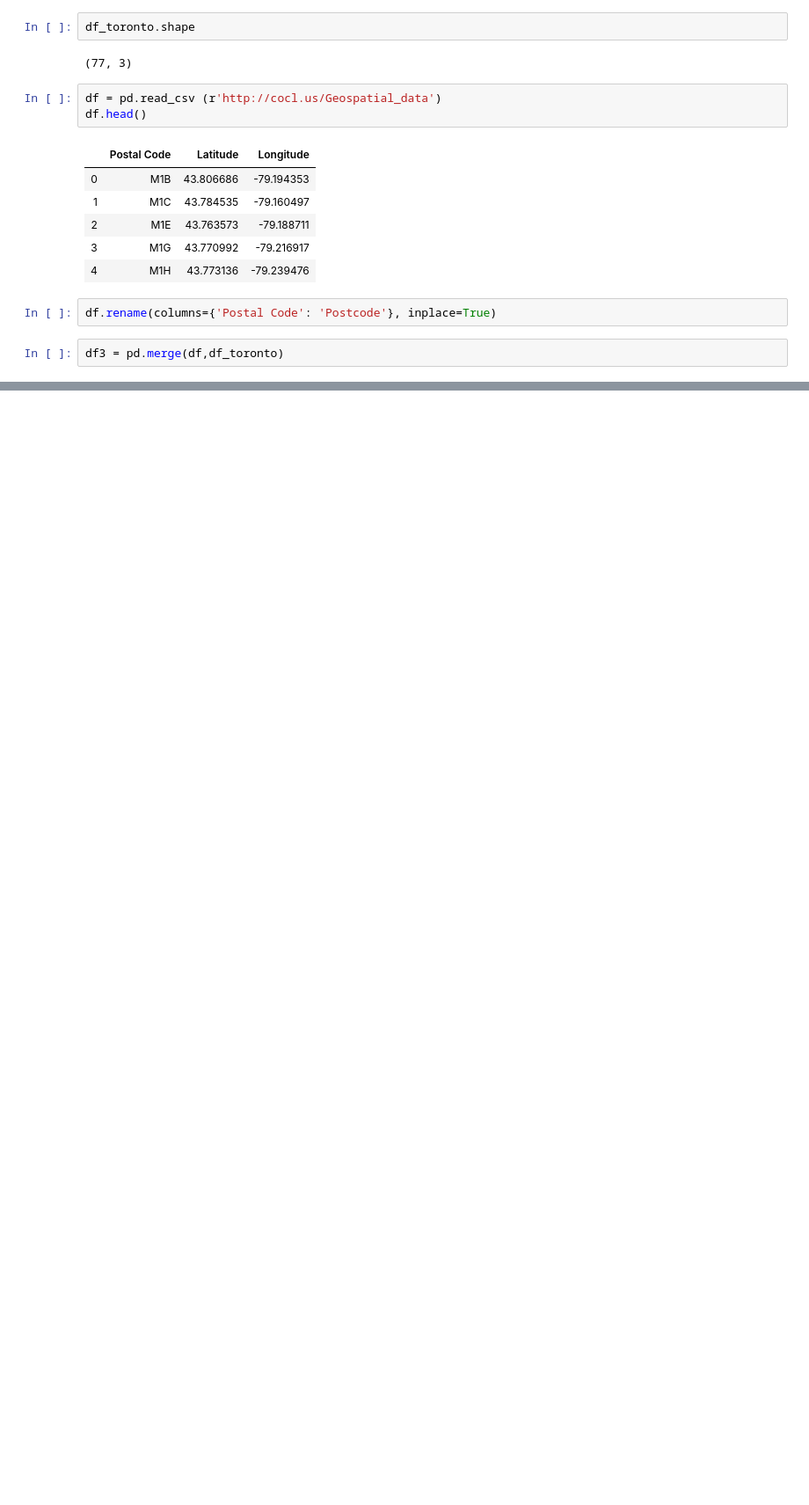
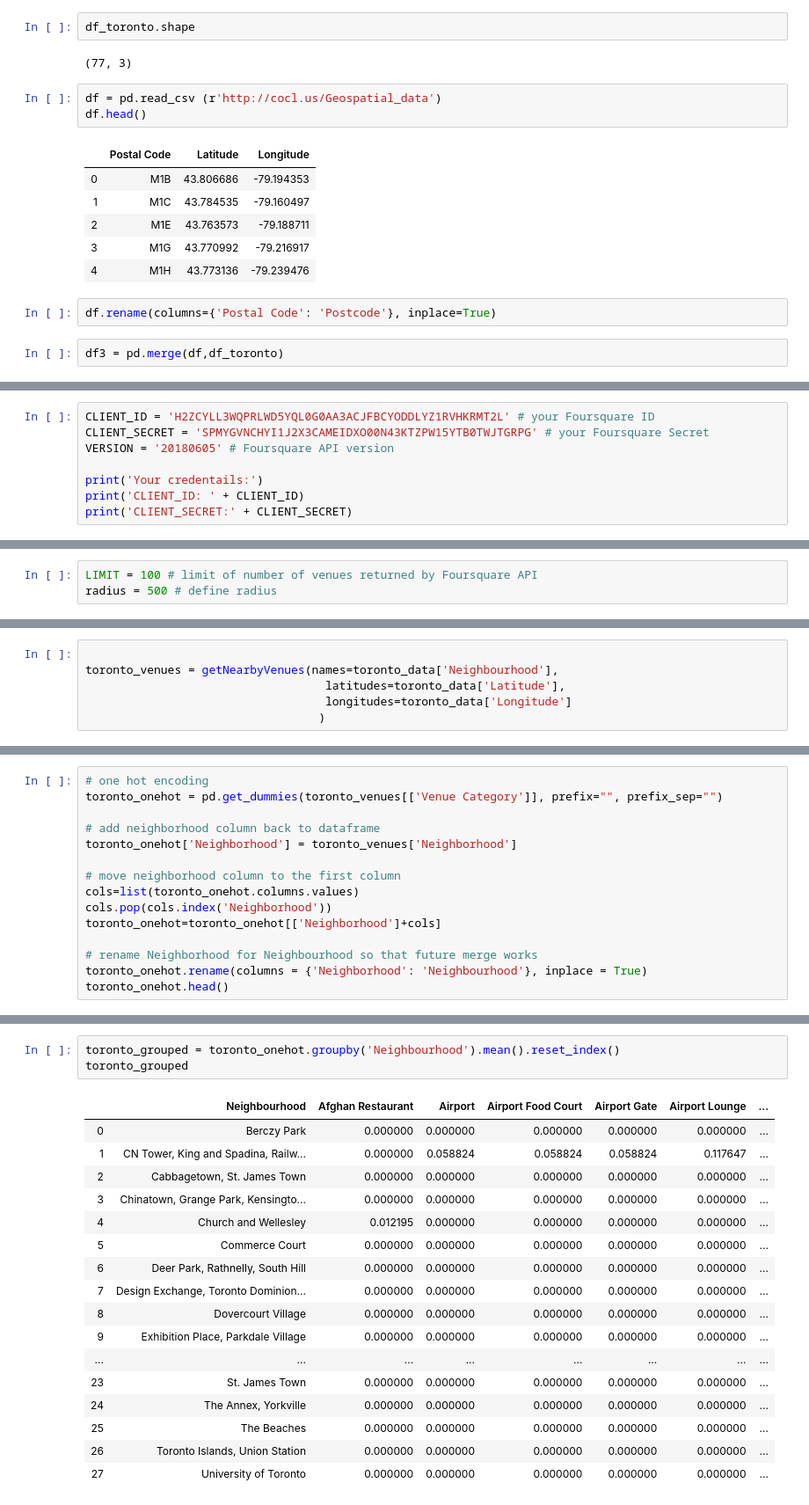
Before and after one commit to hindlfq/Coursera_Capstone, a Jupyter notebook: Toronto_Clustering.ipynb, the cells around one changed output, grey strips where cells are left out. Shown: that part at 88% size. Drawn from its saved outputs; the diff is of its cells as text; blank space fills up the shorter version.

```diff
--- a/Toronto_Clustering.ipynb
+++ b/Toronto_Clustering.ipynb
@@ -153,0 +263,8 @@ df3
+# %%
+CLIENT_ID = 'H2ZCYLL3WQPRLWD5YQL0G0AA3ACJFBCYODDLYZ1RVHKRMT2L' # your Foursquare ID
+CLIENT_SECRET = 'SPMYGVNCHYI1J2X3CAMEIDXO00N43KTZPW15YTB0TWJTGRPG' # your Foursquare Secret
+VERSION = '20180605' # Foursquare API version
+
+print('Your credentails:')
+print('CLIENT_ID: ' + CLIENT_ID)
+print('CLIENT_SECRET:' + CLIENT_SECRET)
@@ -153,0 +277,3 @@ df3
+# %%
+LIMIT = 100 # limit of number of venues returned by Foursquare API
+radius = 500 # define radius
@@ -153,0 +322,6 @@ df3
+# %%
+
+toronto_venues = getNearbyVenues(names=toronto_data['Neighbourhood'],
+                                   latitudes=toronto_data['Latitude'],
+                                   longitudes=toronto_data['Longitude']
+                                  )
@@ -153,0 +388,15 @@ df3
+# %%
+# one hot encoding
+toronto_onehot = pd.get_dummies(toronto_venues[['Venue Category']], prefix="", prefix_sep="")
+
+# add neighborhood column back to dataframe
+toronto_onehot['Neighborhood'] = toronto_venues['Neighborhood']
+
+# move neighborhood column to the first column
+cols=list(toronto_onehot.columns.values)
+cols.pop(cols.index('Neighborhood'))
+toronto_onehot=toronto_onehot[['Neighborhood']+cols]
+
+# rename Neighborhood for Neighbourhood so that future merge works
+toronto_onehot.rename(columns = {'Neighborhood': 'Neighbourhood'}, inplace = True)
+toronto_onehot.head()
@@ -153,0 +416,21 @@ df3
+# %%
+toronto_grouped = toronto_onehot.groupby('Neighbourhood').mean().reset_index()
+toronto_grouped
+# %% [output]
+|  | Neighbourhood | Afghan Restaurant | Airport | Airport Food Court | Airport Gate | Airport Lounge | ... |
+| 0 | Berczy Park | 0.000000 | 0.000000 | 0.000000 | 0.000000 | 0.000000 | ... |
+| 1 | CN Tower, King and Spadina, Railw... | 0.000000 | 0.058824 | 0.058824 | 0.058824 | 0.117647 | ... |
+| 2 | Cabbagetown, St. James Town | 0.000000 | 0.000000 | 0.000000 | 0.000000 | 0.000000 | ... |
+| 3 | Chinatown, Grange Park, Kensingto... | 0.000000 | 0.000000 | 0.000000 | 0.000000 | 0.000000 | ... |
+| 4 | Church and Wellesley | 0.012195 | 0.000000 | 0.000000 | 0.000000 | 0.000000 | ... |
+| 5 | Commerce Court | 0.000000 | 0.000000 | 0.000000 | 0.000000 | 0.000000 | ... |
+| 6 | Deer Park, Rathnelly, South Hill | 0.000000 | 0.000000 | 0.000000 | 0.000000 | 0.000000 | ... |
+| 7 | Design Exchange, Toronto Dominion... | 0.000000 | 0.000000 | 0.000000 | 0.000000 | 0.000000 | ... |
+| 8 | Dovercourt Village | 0.000000 | 0.000000 | 0.000000 | 0.000000 | 0.000000 | ... |
+| 9 | Exhibition Place, Parkdale Village | 0.000000 | 0.000000 | 0.000000 | 0.000000 | 0.000000 | ... |
+| ... | ... | ... | ... | ... | ... | ... | ... |
+| 23 | St. James Town | 0.000000 | 0.000000 | 0.000000 | 0.000000 | 0.000000 | ... |
+| 24 | The Annex, Yorkville | 0.000000 | 0.000000 | 0.000000 | 0.000000 | 0.000000 | ... |
+| 25 | The Beaches | 0.000000 | 0.000000 | 0.000000 | 0.000000 | 0.000000 | ... |
+| 26 | Toronto Islands, Union Station | 0.000000 | 0.000000 | 0.000000 | 0.000000 | 0.000000 | ... |
+| 27 | University of Toronto | 0.000000 | 0.000000 | 0.000000 | 0.000000 | 0.000000 | ... |
```
Also changed, not shown: parts of 45 cells of this notebook, 1 other file.
